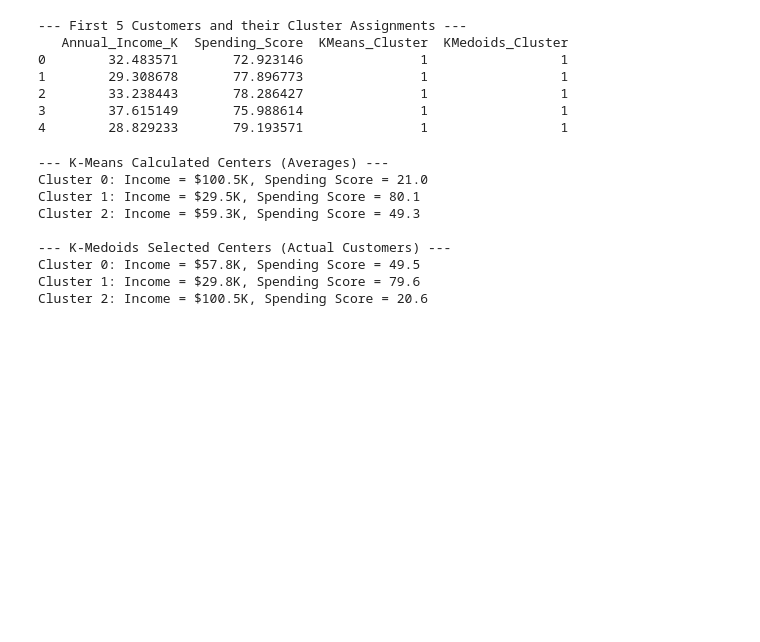
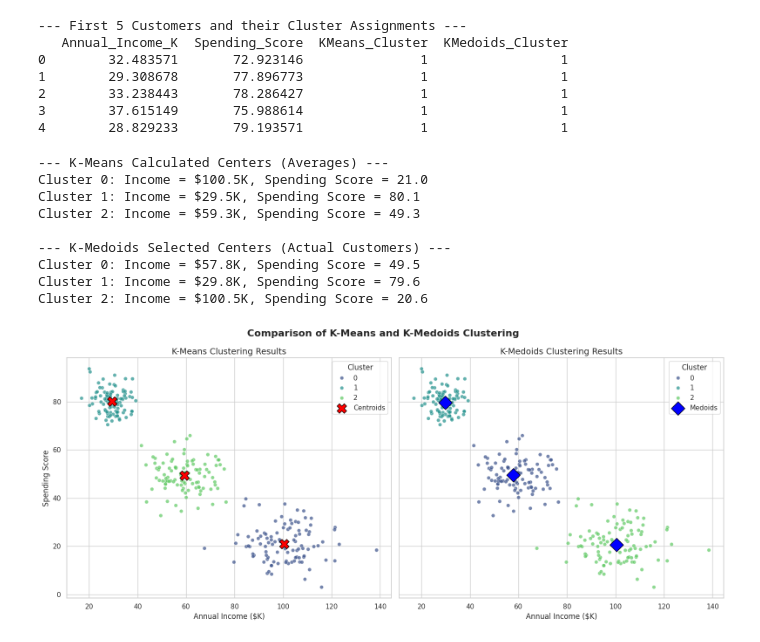
Before and after one commit to 24cseaiml156jyotiranjanmohakud/DMPM-LAB-REPO, a Jupyter notebook: DMPM_LAB_8.ipynb, the cells around one changed output. Cells and saved outputs as stored; diff of their text form; code cells hidden in the pictures; blank space fills up the shorter version.

Commit message:
updated with plotting code

```diff
--- a/DMPM_LAB_8.ipynb
+++ b/DMPM_LAB_8.ipynb
@@ -77,3 +77,73 @@ Cluster 2: Income = $59.3K, Spending Score = 49.3
 Cluster 0: Income = $57.8K, Spending Score = 49.5
 Cluster 1: Income = $29.8K, Spending Score = 79.6
 Cluster 2: Income = $100.5K, Spending Score = 20.6
+# %%
+import matplotlib.pyplot as plt
+import seaborn as sns
+
+# Set style
+sns.set_theme(style="whitegrid")
+
+# Create a figure with two side-by-side subplots
+fig, axes = plt.subplots(1, 2, figsize=(16, 7), sharex=True, sharey=True)
+
+# Define a palette for clusters
+palette = sns.color_palette("viridis", as_cmap=False, n_colors=num_clusters)
+
+# 1. Plot K-Means Clustering
+sns.scatterplot(
+    ax=axes[0],
+    data=df,
+    x='Annual_Income_K',
+    y='Spending_Score',
+    hue='KMeans_Cluster',
+    palette=palette,
+    legend='full',
+    alpha=0.7
+)
+# Plot K-Means centers
+axes[0].scatter(
+    kmeans_centers[:, 0],
+    kmeans_centers[:, 1],
+    color='red',
+    s=250,
+    marker='X',
+    edgecolors='black',
+    label='Centroids'
+)
+axes[0].set_title('K-Means Clustering Results', fontsize=14)
+axes[0].set_xlabel('Annual Income ($K)', fontsize=12)
+axes[0].set_ylabel('Spending Score', fontsize=12)
+axes[0].legend(title='Cluster')
+
+# 2. Plot K-Medoids Clustering
+sns.scatterplot(
+    ax=axes[1],
+    data=df,
+    x='Annual_Income_K',
+    y='Spending_Score',
+    hue='KMedoids_Cluster',
+    palette=palette,
+    legend='full',
+    alpha=0.7
+)
+# Plot K-Medoids centers (medoids)
+axes[1].scatter(
+    kmedoids_centers[:, 0],
+    kmedoids_centers[:, 1],
+    color='blue',
+    s=250,
+    marker='D',
+    edgecolors='black',
+    label='Medoids'
+)
+axes[1].set_title('K-Medoids Clustering Results', fontsize=14)
+axes[1].set_xlabel('Annual Income ($K)', fontsize=12)
+axes[1].set_ylabel('Spending Score', fontsize=12)
+axes[1].legend(title='Cluster')
+
+plt.suptitle('Comparison of K-Means and K-Medoids Clustering', fontsize=16, weight='bold')
+plt.tight_layout()
+plt.show()
+# %% [output]
+[figure, added]
```
